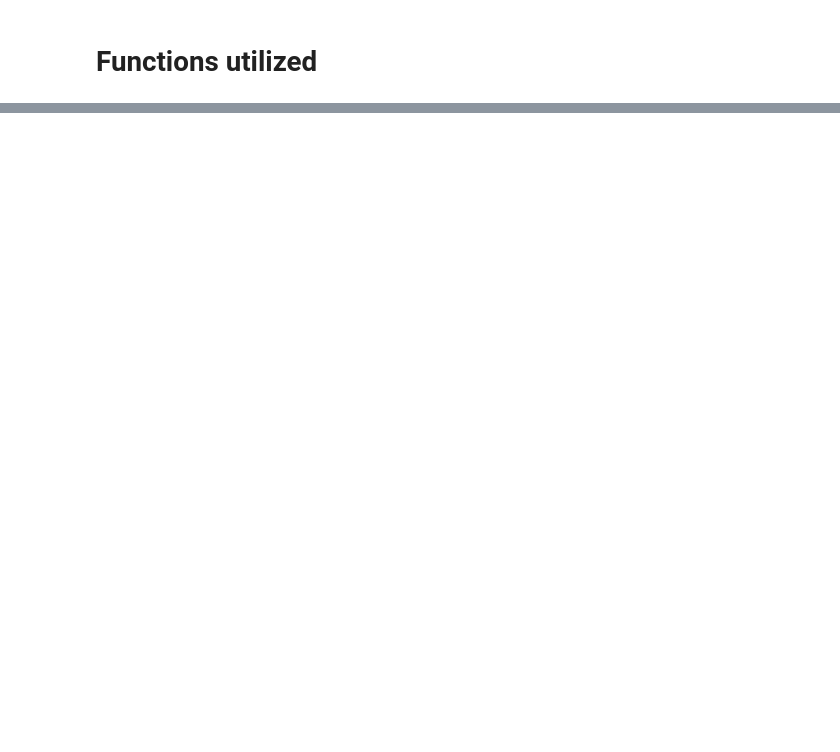
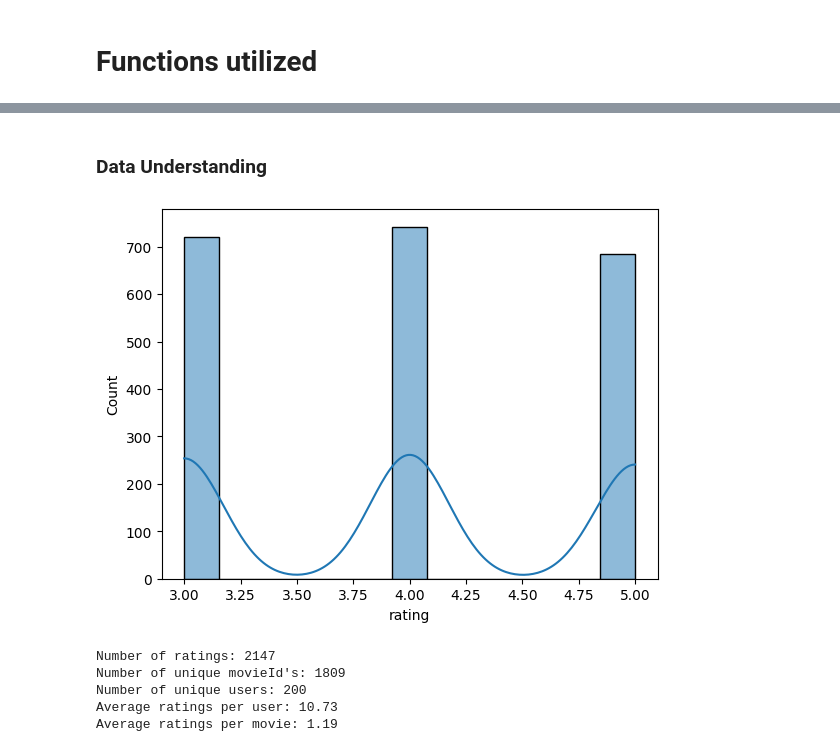
Before and after one commit to sand20man/Winter_Intex_1-10, a Jupyter notebook: ML_Pipeline.ipynb, the cells around one changed output, grey strips where cells are left out. Cells and saved outputs as stored; diff of their text form; code cells hidden in the pictures; blank space fills up the shorter version.

```diff
--- a/ML_Pipeline.ipynb
+++ b/ML_Pipeline.ipynb
@@ -255,0 +249,51 @@ univariate(df_users.drop(columns=['name','phone','email']))
+# %%
+from sqlalchemy import create_engine
+import pandas as pd
+
+# Define your Azure SQL connection details
+server = '1-10intex.database.windows.net'
+database = 'Movies'
+username = 'pigadmin'
+password = 'Superduperstrongpassword!'
+driver = 'ODBC Driver 18 for SQL Server'  # Or other valid installed driver
+
+# Encode the driver string for URL
+driver_encoded = driver.replace(' ', '+')
+
+
+# Create the connection URL
+connection_string = f'mssql+pyodbc://{username}:{password}@{server}:1433/{database}?driver={driver_encoded}&Encrypt=yes&TrustServerCertificate=no&Connection Timeout=30'
+
+# Create SQLAlchemy engine
+engine = create_engine(connection_string)
+
+query = "SELECT * FROM movies_ratings"
+df_triple_db = pd.read_sql(query, engine)
+df_triple_db.head()
+
+df_triple = df_triple_db
+# %% [markdown]
+### Data Understanding
+# %%
+import seaborn as sns
+import matplotlib.pyplot as plt
+
+sns.histplot(data=df_triple, x='rating', kde=True);
+# %% [output]
+[figure, added]
+# %%
+n_ratings = len(df_triple)
+n_movies = len(df_triple['show_id'].unique())
+n_users = len(df_triple['user_id'].unique())
+
+print(f"Number of ratings: {n_ratings}")
+print(f"Number of unique movieId's: {n_movies}")
+print(f"Number of unique users: {n_users}")
+print(f"Average ratings per user: {round(n_ratings/n_users, 2)}")
+print(f"Average ratings per movie: {round(n_ratings/n_movies, 2)}")
+# %% [output]
+Number of ratings: 2147
+Number of unique movieId's: 1809
+Number of unique users: 200
+Average ratings per user: 10.73
+Average ratings per movie: 1.19
```
Also changed, not shown: parts of 24 cells of this notebook.
